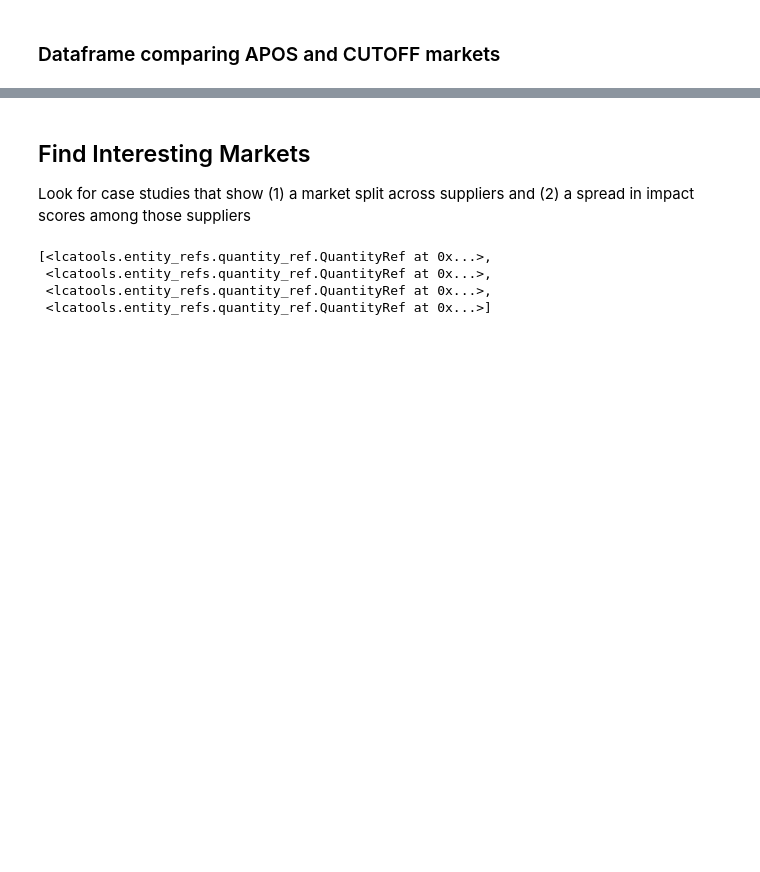
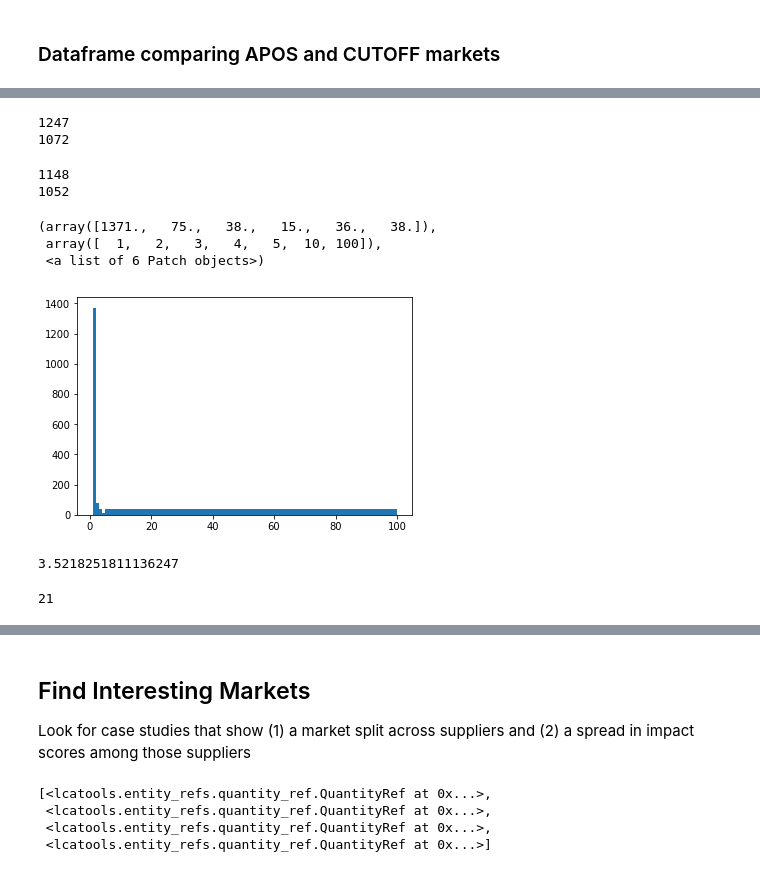
Before and after one commit to bkuczenski/variability_jlca, a Jupyter notebook: jupyter/DEMO-0 How to use the market variability class.ipynb, the cells around one changed output, grey strips where cells are left out. Cells and saved outputs as stored; diff of their text form; code cells hidden in the pictures; blank space fills up the shorter version.

```diff
--- a/jupyter/DEMO-0 How to use the market variability class.ipynb
+++ b/jupyter/DEMO-0 How to use the market variability class.ipynb
@@ -6,7 +6,7 @@ sys.path.append(STUDY_PATH)
 # %%
 from lca_variability import lca_variability
 import os
-mg_path = os.path.join(STUDY_PATH, 'mg_save.json')
+mv_path = os.path.join(STUDY_PATH, 'mkt_var_cutoff.json')
 # %%
 from antelope_catalog import LcCatalog
 cat = LcCatalog(os.path.join(STUDY_PATH, 'catalog'), quell_biogenic_CO2=True)
@@ -19,5 +19,5 @@ local.qdb: /data/GitHub/lca-tools/lcatools/qdb/data/elcd_reference_quantities.js
 25 new quantity entities added (25 total)
 6 new flow entities added (6 total)
 # %%
-mkts = lca_variability.MarketIterator.restore(mg_path, cat)
+mkts = lca_variability.MarketIterator.restore(mv_path, cat)
 # %% [output]
@@ -115,7 +133,7 @@ ag.dataframe()
 # %%
 qs = mkts.quantities
 qa = cat.query('local.ecoinvent.3.4.apos')
-mkts_a = lca_variability.MarketIterator(qa, *qs)
+mkts_a = lca_variability.MarketIterator(qa, *qs, lu_factorization=True)
 # %%
 M_GLY = '4d024c87-fcab-4980-9347-c3bee224671f'
 a_gly = mkts_a.get_result(M_GLY)
@@ -193,0 +200,4 @@ d[['apos', 'apos_share', 'cutoff', 'cutoff_share']].sort_values('cutoff')
+# %%
+for k in mkts_a:
+    if k.max_ratio[0] > 5:
+        print('%.3g [%s] %s' % (k.max_ratio[0], k.max_ratio[1]['Indicator'], k.market._name))
@@ -193,0 +233,12 @@ d[['apos', 'apos_share', 'cutoff', 'cutoff_share']].sort_values('cutoff')
+# %%
+print(len([k for k in mkts._results if k.max_ratio[0] <= 1.0]))
+print(len([k for k in mkts._results if len(k) <= 1]))
+# %% [output]
+1247
+1072
+# %%
+print(len([k for k in mkts_a._results if k.max_ratio[0] <= 1.0]))
+print(len([k for k in mkts_a._results if len(k) <= 1]))
+# %% [output]
+1148
+1052
@@ -193,0 +252,15 @@ d[['apos', 'apos_share', 'cutoff', 'cutoff_share']].sort_values('cutoff')
+# %%
+plt.hist([k.max_ratio[0] for k in mkts._results if len(k) == 2 and 100 > k.max_ratio[0] > 1], bins=[1, 2, 3, 4, 5, 10, 100])
+# %% [output]
+(array([1371.,   75.,   38.,   15.,   36.,   38.]),
+ array([  1,   2,   3,   4,   5,  10, 100]),
+ <a list of 6 Patch objects>)
+[figure, added]
+# %%
+20 * log10(1.5)
+# %% [output]
+3.5218251811136247
+# %%
+len([k for k in mkts._results if k.max_ratio[0] < 1.05 and len(k) > 2])
+# %% [output]
+21
```
Also changed, not shown: parts of 21 cells of this notebook, 9 other files.
